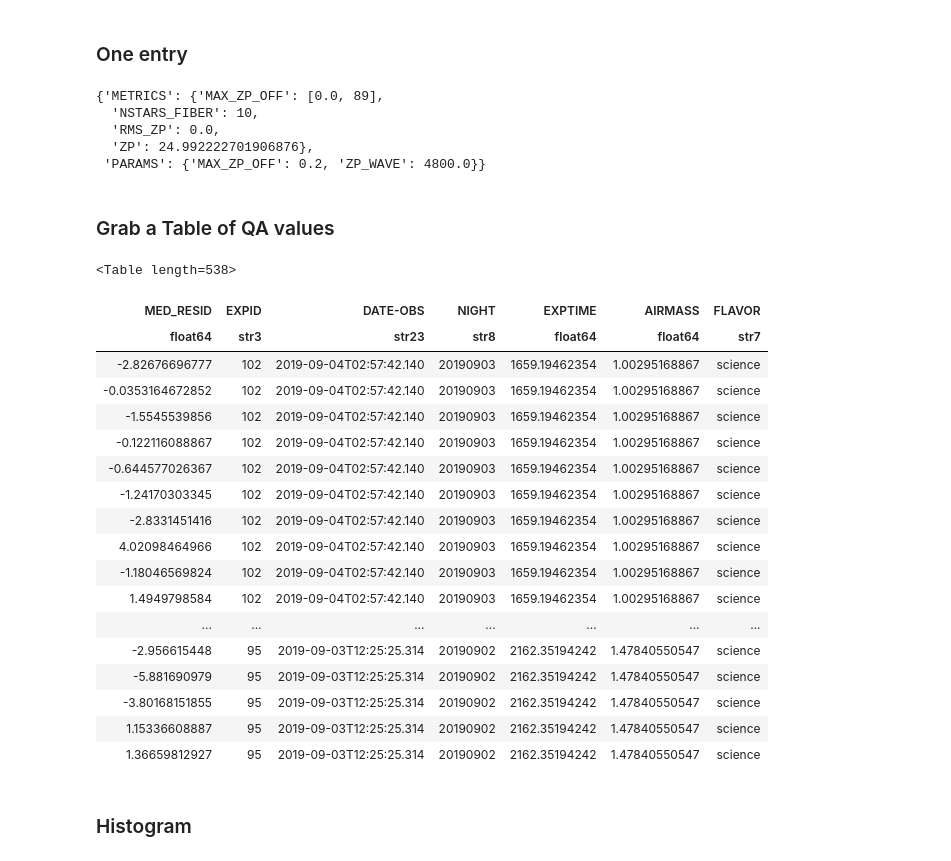
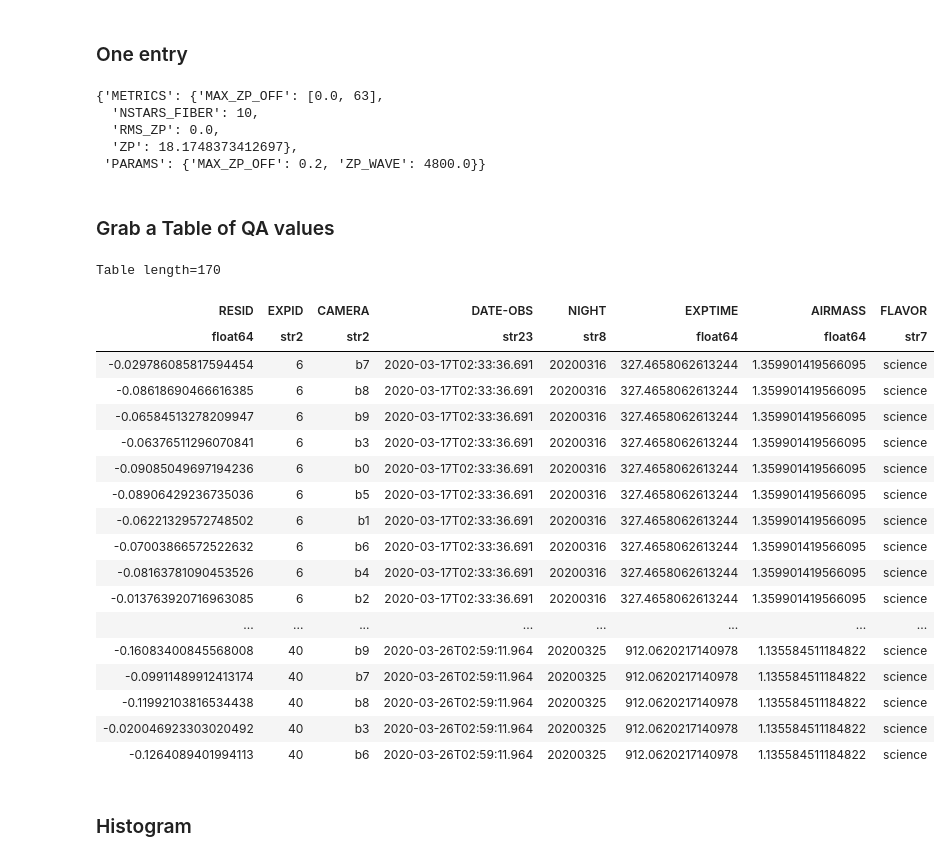
Before and after one commit to desihub/desispec, a Jupyter notebook: doc/nb/QA_Prod.ipynb, the cells around one changed output. Drawn from its saved outputs; the diff is of its cells as text; code cells hidden in the pictures.

```diff
--- a/doc/nb/QA_Prod.ipynb
+++ b/doc/nb/QA_Prod.ipynb
@@ -52,38 +50,38 @@ INFO:qa.py:197:load_qa_prod: Loading QA prod file: /media/xavier/ExtraDrive2/DES
 # %% [markdown]
 ### One entry
 # %%
-qa_prod.data['20190902']['77']['b0']['FLUXCALIB']
+qa_prod.data['20200316']['10']['b0']['FLUXCALIB']
 # %% [output]
-{'METRICS': {'MAX_ZP_OFF': [0.0, 89],
+{'METRICS': {'MAX_ZP_OFF': [0.0, 63],
   'NSTARS_FIBER': 10,
   'RMS_ZP': 0.0,
-  'ZP': 24.992222701906876},
+  'ZP': 18.1748373412697},
  'PARAMS': {'MAX_ZP_OFF': 0.2, 'ZP_WAVE': 4800.0}}
 # %% [markdown]
 ### Grab a Table of QA values
 # %%
-qa_tbl = qa_prod.get_qa_table('SKYSUB', 'MED_RESID', channels=['b'])
+qa_tbl = qa_prod.get_qa_table('SKYSUB', 'RESID', channels=['b'])
 qa_tbl
 # %% [output]
-<Table length=538>
+Table length=170
-| MED_RESID | EXPID | DATE-OBS | NIGHT | EXPTIME | AIRMASS | FLAVOR |
-| float64 | str3 | str23 | str8 | float64 | float64 | str7 |
-| -2.82676696777 | 102 | 2019-09-04T02:57:42.140 | 20190903 | 1659.19462354 | 1.00295168867 | science |
-| -0.0353164672852 | 102 | 2019-09-04T02:57:42.140 | 20190903 | 1659.19462354 | 1.00295168867 | science |
-| -1.5545539856 | 102 | 2019-09-04T02:57:42.140 | 20190903 | 1659.19462354 | 1.00295168867 | science |
-| -0.122116088867 | 102 | 2019-09-04T02:57:42.140 | 20190903 | 1659.19462354 | 1.00295168867 | science |
-| -0.644577026367 | 102 | 2019-09-04T02:57:42.140 | 20190903 | 1659.19462354 | 1.00295168867 | science |
-| -1.24170303345 | 102 | 2019-09-04T02:57:42.140 | 20190903 | 1659.19462354 | 1.00295168867 | science |
-| -2.8331451416 | 102 | 2019-09-04T02:57:42.140 | 20190903 | 1659.19462354 | 1.00295168867 | science |
-| 4.02098464966 | 102 | 2019-09-04T02:57:42.140 | 20190903 | 1659.19462354 | 1.00295168867 | science |
-| -1.18046569824 | 102 | 2019-09-04T02:57:42.140 | 20190903 | 1659.19462354 | 1.00295168867 | science |
-| 1.4949798584 | 102 | 2019-09-04T02:57:42.140 | 20190903 | 1659.19462354 | 1.00295168867 | science |
-| ... | ... | ... | ... | ... | ... | ... |
-| -2.956615448 | 95 | 2019-09-03T12:25:25.314 | 20190902 | 2162.35194242 | 1.47840550547 | science |
-| -5.881690979 | 95 | 2019-09-03T12:25:25.314 | 20190902 | 2162.35194242 | 1.47840550547 | science |
-| -3.80168151855 | 95 | 2019-09-03T12:25:25.314 | 20190902 | 2162.35194242 | 1.47840550547 | science |
-| 1.15336608887 | 95 | 2019-09-03T12:25:25.314 | 20190902 | 2162.35194242 | 1.47840550547 | science |
-| 1.36659812927 | 95 | 2019-09-03T12:25:25.314 | 20190902 | 2162.35194242 | 1.47840550547 | science |
+| RESID | EXPID | CAMERA | DATE-OBS | NIGHT | EXPTIME | AIRMASS | FLAVOR |
+| float64 | str2 | str2 | str23 | str8 | float64 | float64 | str7 |
+| -0.029786085817594454 | 6 | b7 | 2020-03-17T02:33:36.691 | 20200316 | 327.4658062613244 | 1.359901419566095 | science |
+| -0.08618690466616385 | 6 | b8 | 2020-03-17T02:33:36.691 | 20200316 | 327.4658062613244 | 1.359901419566095 | science |
+| -0.06584513278209947 | 6 | b9 | 2020-03-17T02:33:36.691 | 20200316 | 327.4658062613244 | 1.359901419566095 | science |
+| -0.06376511296070841 | 6 | b3 | 2020-03-17T02:33:36.691 | 20200316 | 327.4658062613244 | 1.359901419566095 | science |
+| -0.09085049697194236 | 6 | b0 | 2020-03-17T02:33:36.691 | 20200316 | 327.4658062613244 | 1.359901419566095 | science |
+| -0.08906429236735036 | 6 | b5 | 2020-03-17T02:33:36.691 | 20200316 | 327.4658062613244 | 1.359901419566095 | science |
+| -0.06221329572748502 | 6 | b1 | 2020-03-17T02:33:36.691 | 20200316 | 327.4658062613244 | 1.359901419566095 | science |
+| -0.07003866572522632 | 6 | b6 | 2020-03-17T02:33:36.691 | 20200316 | 327.4658062613244 | 1.359901419566095 | science |
+| -0.08163781090453526 | 6 | b4 | 2020-03-17T02:33:36.691 | 20200316 | 327.4658062613244 | 1.359901419566095 | science |
+| -0.013763920716963085 | 6 | b2 | 2020-03-17T02:33:36.691 | 20200316 | 327.4658062613244 | 1.359901419566095 | science |
+| ... | ... | ... | ... | ... | ... | ... | ... |
+| -0.16083400845568008 | 40 | b9 | 2020-03-26T02:59:11.964 | 20200325 | 912.0620217140978 | 1.135584511184822 | science |
+| -0.09911489912413174 | 40 | b7 | 2020-03-26T02:59:11.964 | 20200325 | 912.0620217140978 | 1.135584511184822 | science |
+| -0.11992103816534438 | 40 | b8 | 2020-03-26T02:59:11.964 | 20200325 | 912.0620217140978 | 1.135584511184822 | science |
+| -0.020046923303020492 | 40 | b3 | 2020-03-26T02:59:11.964 | 20200325 | 912.0620217140978 | 1.135584511184822 | science |
+| -0.1264089401994113 | 40 | b6 | 2020-03-26T02:59:11.964 | 20200325 | 912.0620217140978 | 1.135584511184822 | science |
 # %% [markdown]
 ### Histogram
 # %%
```
Also changed, not shown: parts of 12 cells of this notebook, 2 other files.
